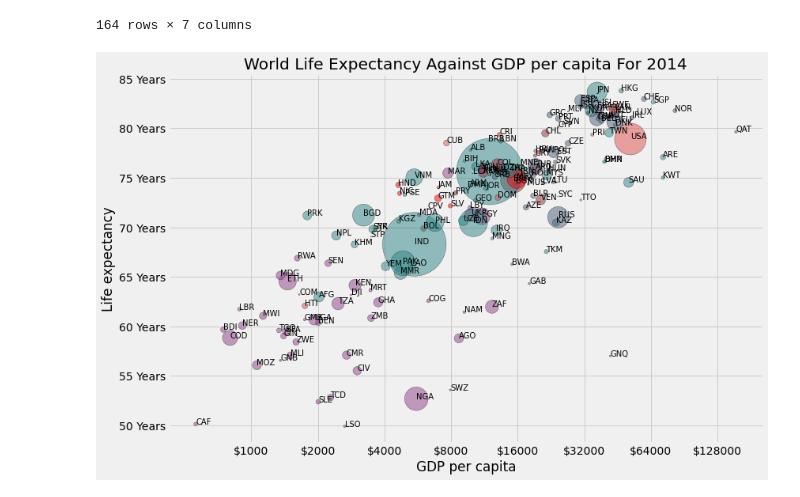
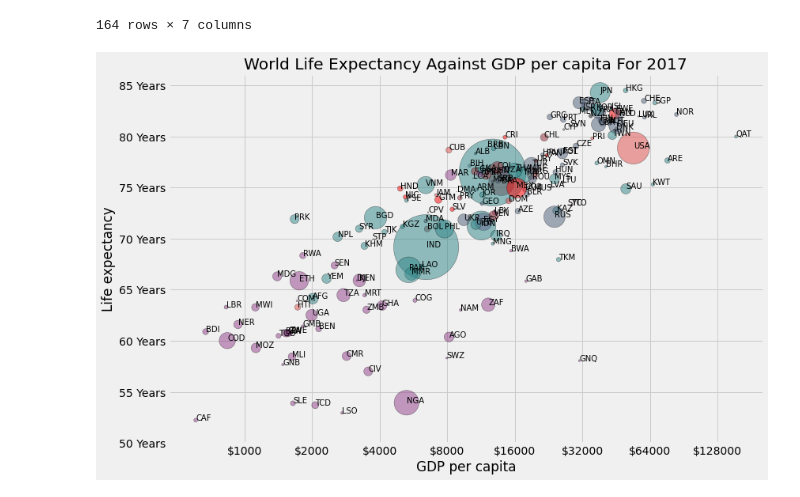
Before and after one commit to LloydTea/World-GDP-Vs-Life-Expectancy, a Jupyter notebook: Data Analysis.ipynb, the cells around one changed output. Saved outputs shown, nothing was run; the diff lists cells and outputs as text; code cells hidden in the pictures.

Commit message:
Uploading Plots

```diff
--- a/Data Analysis.ipynb
+++ b/Data Analysis.ipynb
@@ -263,26 +263,26 @@ world_data_maincol['Color'] = color
 # %%
 #Creating A Scatter Plot With The Data Now
 plt.style.use('fivethirtyeight')
 fig = plt.figure(figsize=(12,8))
 
 #enter the year you wish to plot a graph for
-year = 2014
+year = 2017
 
 population = world_data_maincol_year['Population (historical estimates)'] /200000
 world_data_maincol_year = world_data_maincol[world_data_maincol['Year'] == year]
 plt.scatter(world_data_maincol_year['GDP per capita'], world_data_maincol_year['Life expectancy'], population, c = world_data_maincol_year['Color'], alpha = 0.5, label ='Continent', edgecolors='black' )
 plt.xlabel('GDP per capita')
 plt.ylabel('Life expectancy')
 plt.xscale('log')
 plt.xticks([1000, 2000, 4000, 8000, 16000, 32000, 64000, 128000], ['$1000','$2000','$4000','$8000', '$16000', '$32000', '$64000','$128000'])
 plt.yticks([50, 55, 60, 65, 70, 75, 80, 85],['50 Years','55 Years', '60 Years', '65 Years', '70 Years', '75 Years', '80 Years', '85 Years'])
 plt.title('World Life Expectancy Against GDP per capita For ' + str(year))
 plt.grid(True)
 for lab, rows in world_data_maincol_year.iterrows():
     plt.annotate(rows['Code'], (rows['GDP per capita'], rows['Life expectancy']), fontsize=10)
 plt.show()
 # %% [output]
-[figure, old version]
+[figure, new version]
 # %%
 #Statistics Calculation:
 
```
Also changed, not shown: 5 other files.
